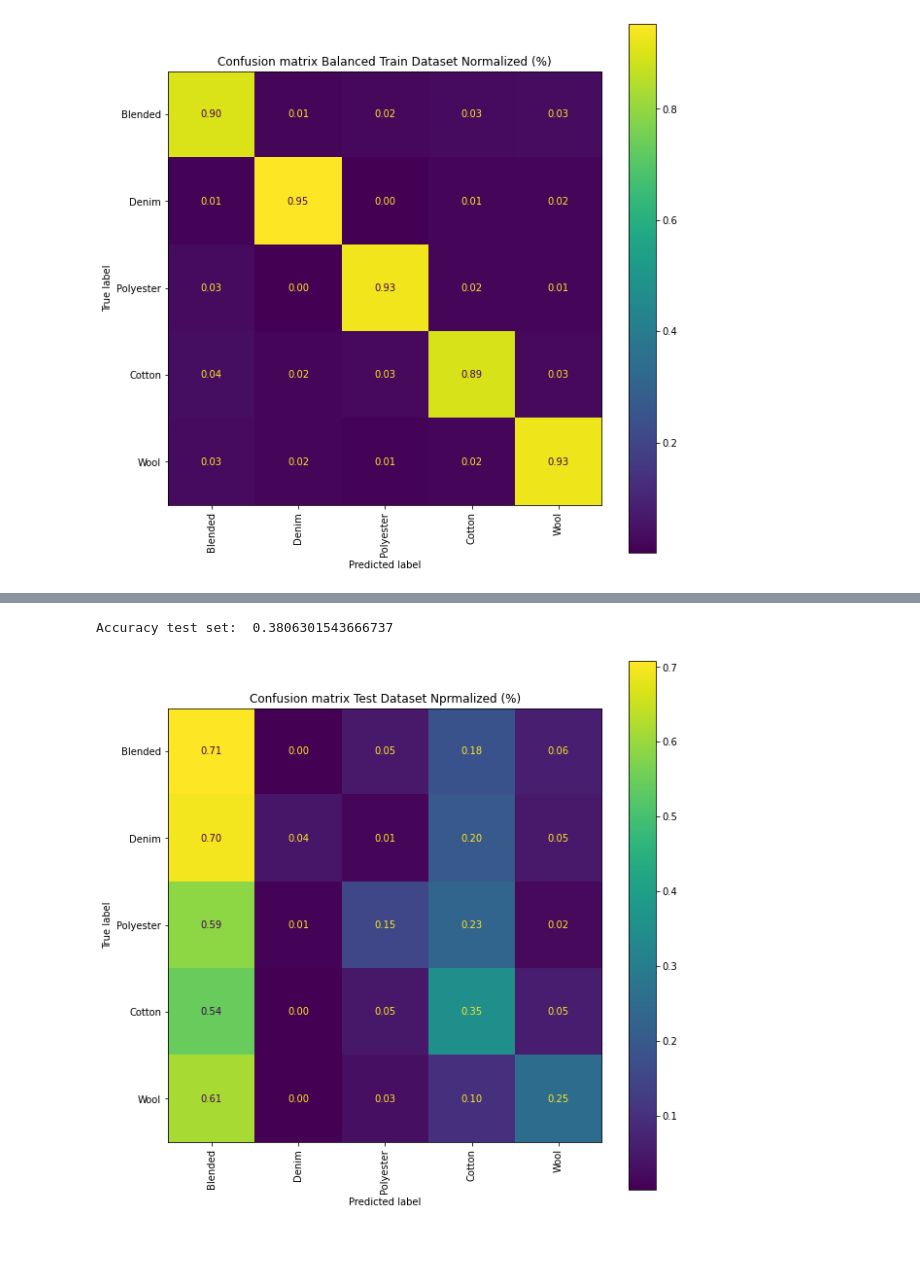
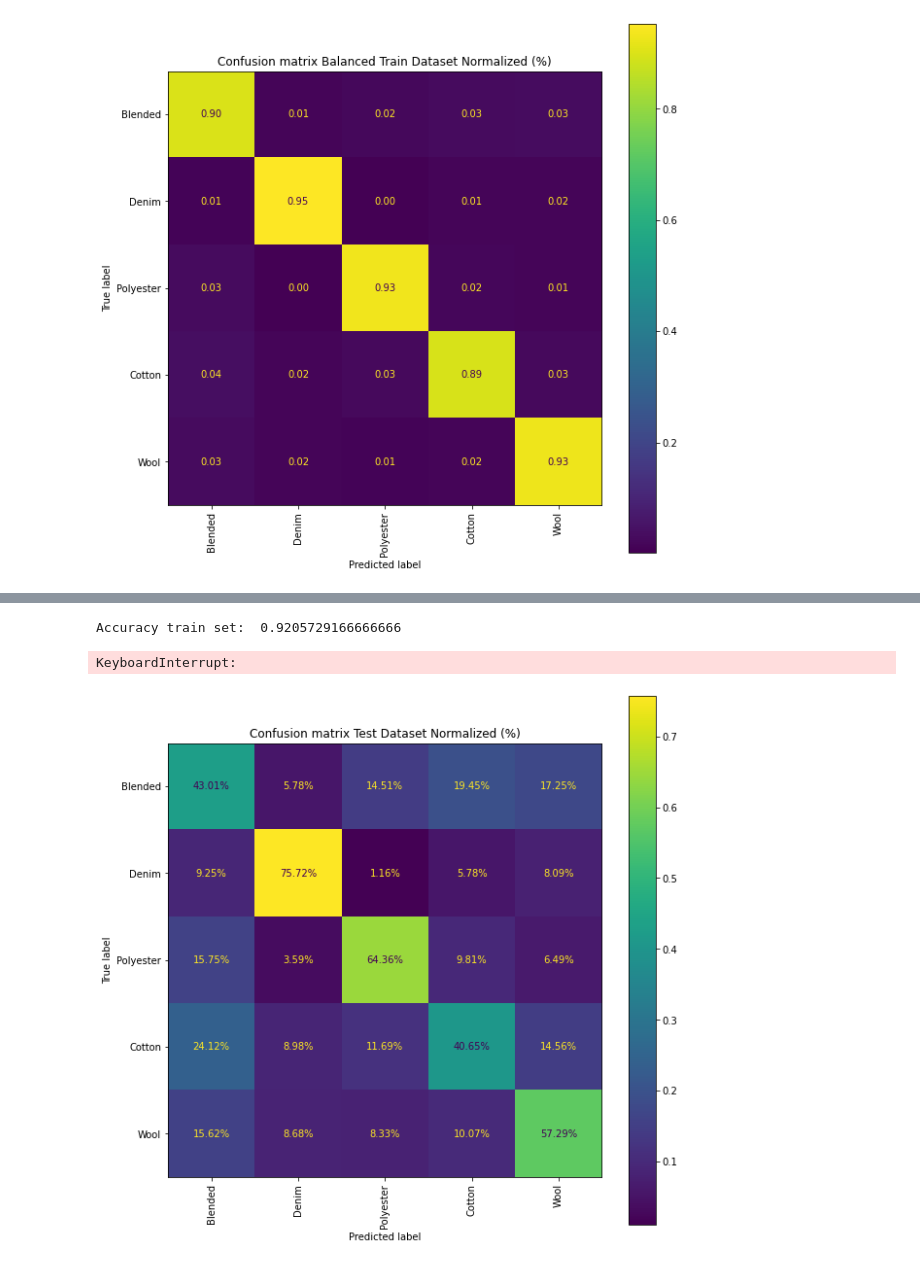
Before and after one commit to elliswmartin/fabric, a Jupyter notebook: model_feature_vectors.ipynb, the cells around one changed output, grey strips where cells are left out. Drawn from its saved outputs; the diff is of its cells as text; code cells hidden in the pictures.

```diff
--- a/model_feature_vectors.ipynb
+++ b/model_feature_vectors.ipynb
@@ -119,7 +119,7 @@ train_df.head()
 5 rows × 2326 columns
 # %%
 #balance down the dataframe
-
+train_df = pd.read_pickle('pkls/vectorized_pkls/train_0414.pkl')
 # Determine the minimum count of rows for any category
 min_count = train_df['category'].value_counts().min()
 
@@ -316,0 +351,7 @@ plt.show()
+# %%
+#use the train dataset with the best parameters
+#Train the model
+X_train = df_equal.iloc[:,2:]
+y_train = df_equal.iloc[:,0] #numerical labels
+
+model, test_score = svm_with_best_params(X_train, y_train)
@@ -317,35 +382,40 @@ plt.show()
+# %%
+test_accuracy_score = accuracy_score(y_train, y_train_pred)
+print("Accuracy train set: ", test_accuracy_score)
+# %% [output]
+Accuracy train set:  0.9205729166666666
 # %%
 #Apply it to test
 
 X_test = test_df.iloc[:,2:]
 y_test = test_df.iloc[:,0] #numerical labels
 
-y_pred = cv_params.best_estimator_.predict(X_test)
+y_pred_test = model.predict(X_test)
 
-accuracy = accuracy_score(y_test, y_pred)
-print("Accuracy test set: ", accuracy)
+test_accuracy_score = accuracy_score(y_test, y_pred_test)
+print("Accuracy test set: ", test_accuracy_score)
 # %% [output]
-Accuracy test set:  0.3806301543666737
+KeyboardInterrupt:
 # %%
 # Compute confusion matrix
-cm = confusion_matrix(y_test, y_pred)
+cm = confusion_matrix(y_test, y_pred_test)
 
 # Calculate sum of each row
 row_sums = cm.sum(axis=1, keepdims=True)
 
 # Normalize confusion matrix
 cm_normalized = cm.astype('float') / cm.sum(axis=1)[:, np.newaxis]
 
 class_names = ['Blended', 'Denim', 'Polyester', 'Cotton', 'Wool']
 
 # Plot confusion matrix
 fig, ax = plt.subplots(figsize=(10, 10))  # Adjust the figure size as necessary
 disp = ConfusionMatrixDisplay(confusion_matrix=cm_normalized, display_labels=class_names)
 
 # To improve readability, you might not want to display labels for all classes if there are many of them
-disp.plot(include_values=True, cmap='viridis', ax=ax, xticks_rotation='vertical', values_format='.2f')
+disp.plot(include_values=True, cmap='viridis', ax=ax, xticks_rotation='vertical', values_format='.2%')
 # disp.plot(cmap='viridis', ax=ax, xticks_rotation='vertical')
-plt.title('Confusion matrix Test Dataset Nprmalized (%)')
+plt.title('Confusion matrix Test Dataset Normalized (%)')
 plt.show()
 # %% [output]
-[figure, old version]
+[figure, new version]
```
Also changed, not shown: parts of 5 cells of this notebook, 1 other file.
